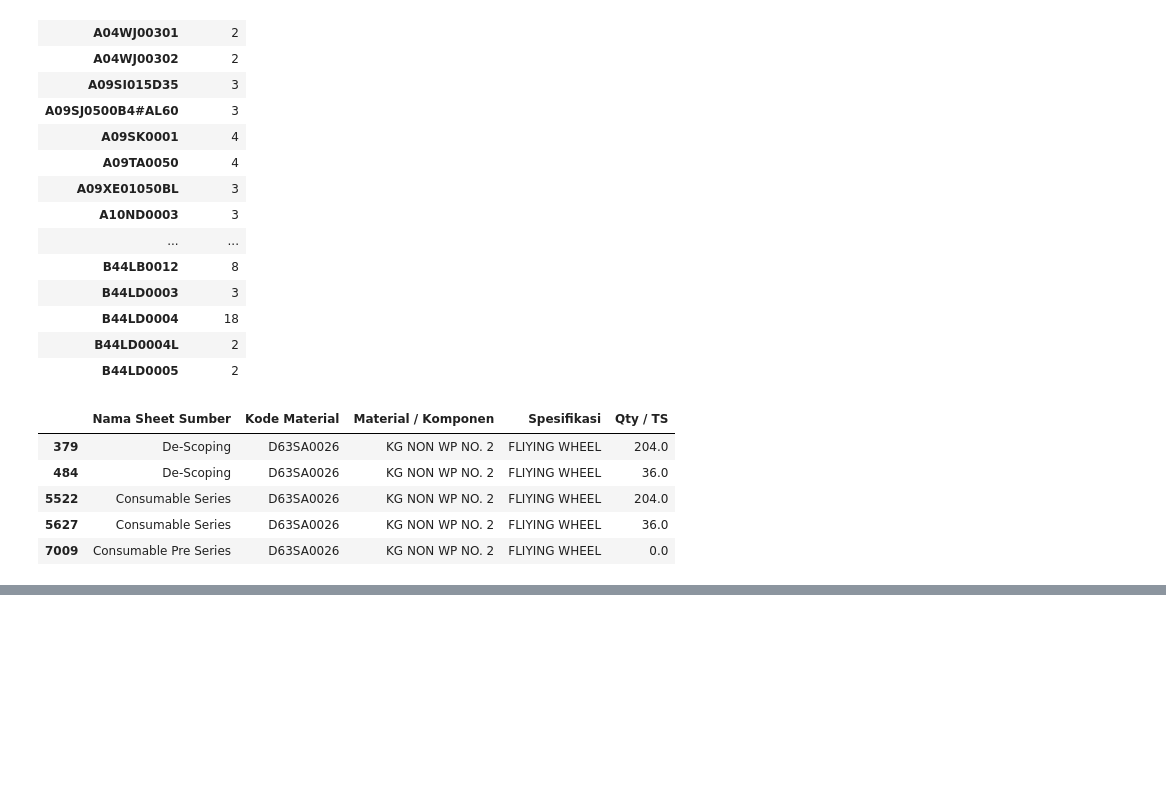
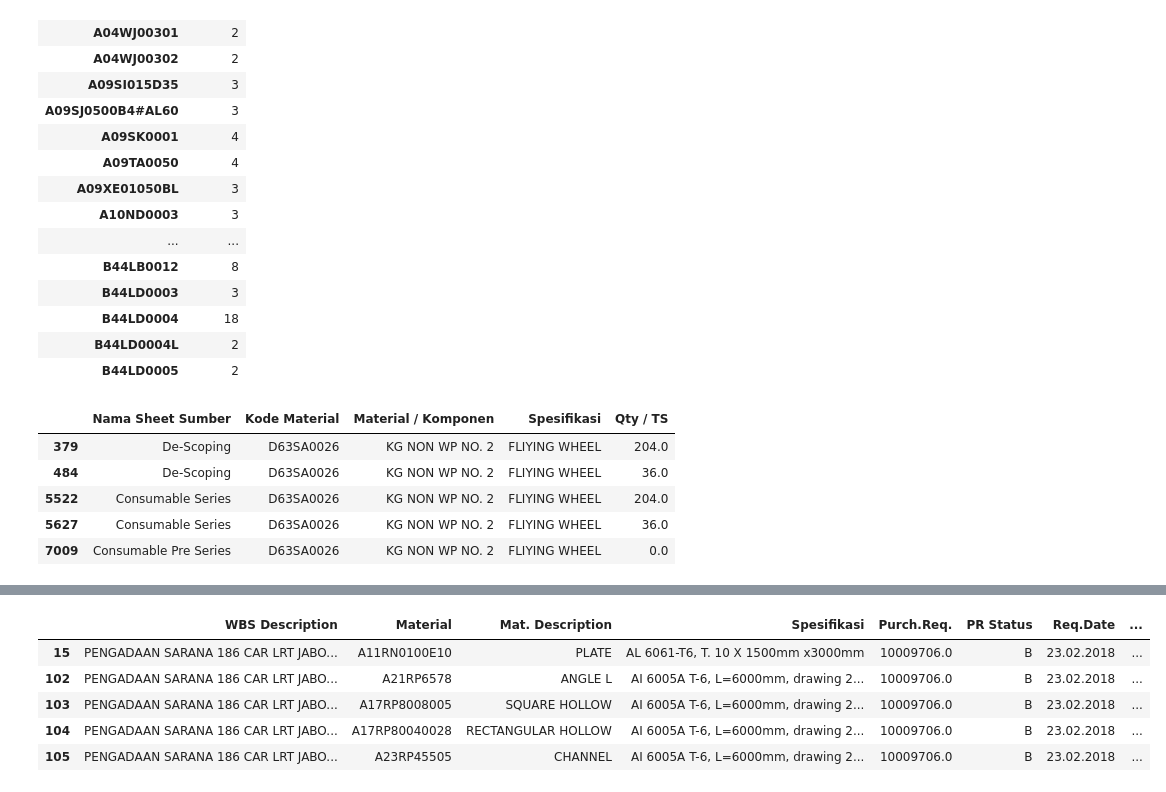
Before and after one commit to widura26/recap-automation, a Jupyter notebook: recap_automation.ipynb, the cells around one changed output, grey strips where cells are left out. Cells and saved outputs as stored; diff of their text form; code cells hidden in the pictures; blank space fills up the shorter version.

```diff
--- a/recap_automation.ipynb
+++ b/recap_automation.ipynb
@@ -814,0 +919,9 @@ data[data["Kode Material"] == "D63SA0026"]
+# %%
+sapdataset[sapdataset["Purch.Req."] == 10009706.0]
+# %% [output]
+|  | WBS Description | Material | Mat. Description | Spesifikasi | Purch.Req. | PR Status | Req.Date | ... |
+| 15 | PENGADAAN SARANA 186 CAR LRT JABO... | A11RN0100E10 | PLATE | AL 6061-T6, T. 10 X 1500mm x3000mm | 10009706.0 | B | 23.02.2018 | ... |
+| 102 | PENGADAAN SARANA 186 CAR LRT JABO... | A21RP6578 | ANGLE L | AI 6005A T-6, L=6000mm, drawing 2... | 10009706.0 | B | 23.02.2018 | ... |
+| 103 | PENGADAAN SARANA 186 CAR LRT JABO... | A17RP8008005 | SQUARE HOLLOW | AI 6005A T-6, L=6000mm, drawing 2... | 10009706.0 | B | 23.02.2018 | ... |
+| 104 | PENGADAAN SARANA 186 CAR LRT JABO... | A17RP80040028 | RECTANGULAR HOLLOW | AI 6005A T-6, L=6000mm, drawing 2... | 10009706.0 | B | 23.02.2018 | ... |
+| 105 | PENGADAAN SARANA 186 CAR LRT JABO... | A23RP45505 | CHANNEL | AI 6005A T-6, L=6000mm, drawing 2... | 10009706.0 | B | 23.02.2018 | ... |
```
Also changed, not shown: parts of 18 cells of this notebook.
